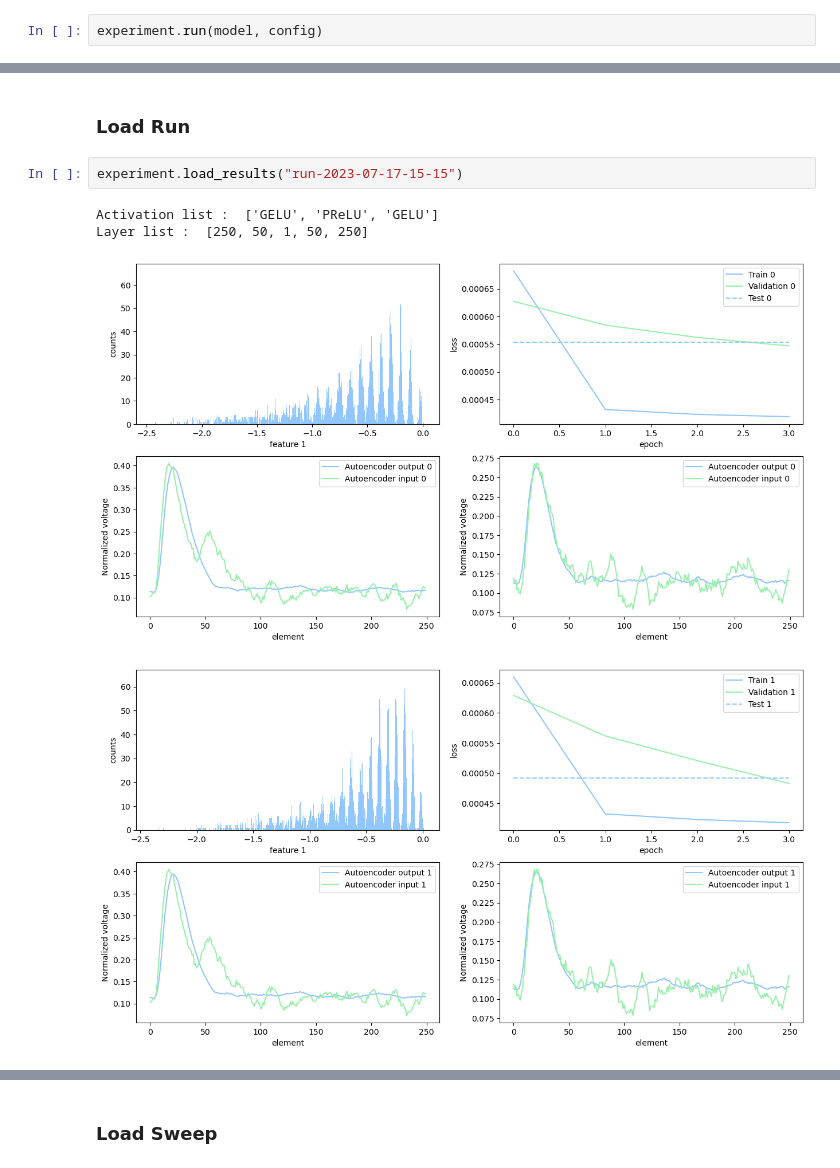
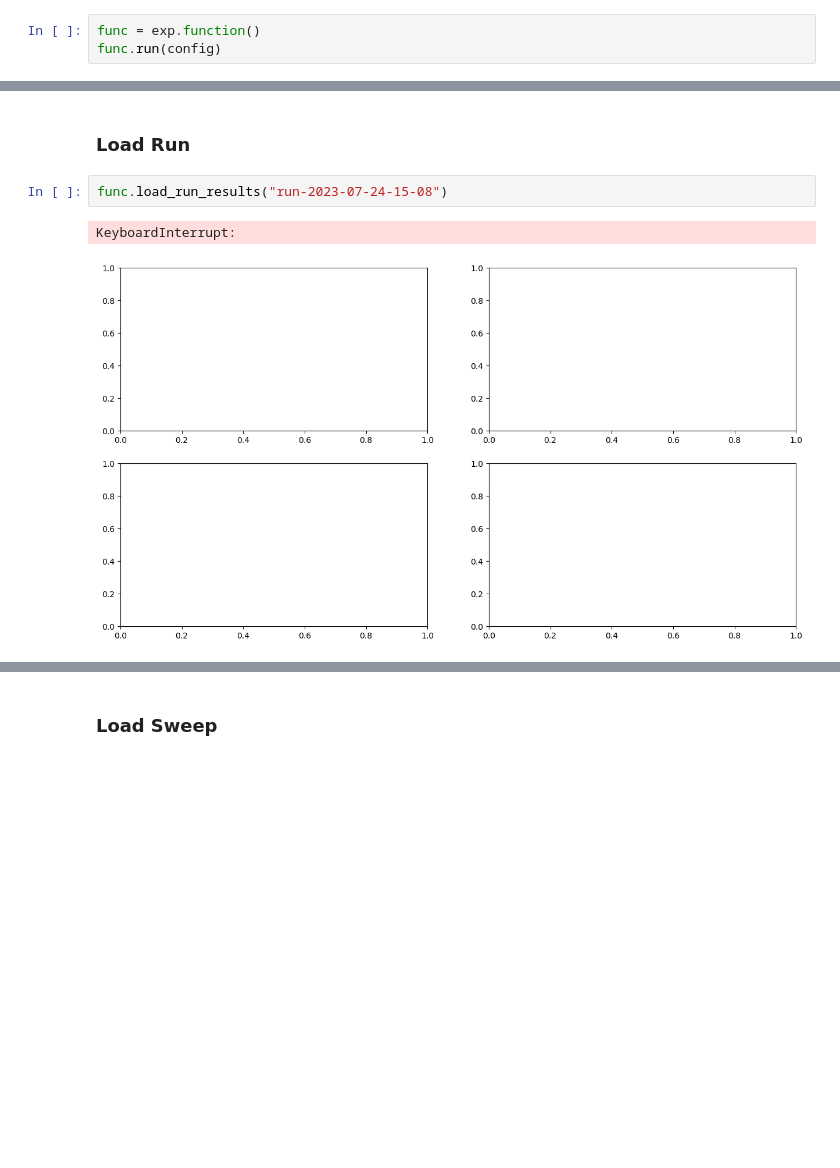
Before and after one commit to polyquantique/Photon-Number-Classification, a Jupyter notebook: AutoencoderAPI.ipynb, the cells around one changed output, grey strips where cells are left out. Drawn from its saved outputs; the diff is of its cells as text; blank space fills up the shorter version.

Commit message:
New API config for futur transformer implementation

```diff
--- a/AutoencoderAPI.ipynb
+++ b/AutoencoderAPI.ipynb
@@ -47,4 +40,5 @@ model = build_autoencoder
 # %% [markdown]
 ### Run
-# %%
-experiment.run(model, config)
+# %%
+func = exp.function()
+func.run(config)
@@ -65,9 +61,7 @@ experiment.run(model, config)
 # %% [markdown]
 ### Load Run
 # %%
-experiment.load_results("run-2023-07-17-15-15")
+func.load_run_results("run-2023-07-24-15-08")
 # %% [output]
-Activation list :  ['GELU', 'PReLU', 'GELU']
-Layer list :  [250, 50, 1, 50, 250]
+KeyboardInterrupt:
-[figure, old version]
+[figure, new version]
-[figure, removed]
```
Also changed, not shown: parts of 5 cells of this notebook, 11 other files.
